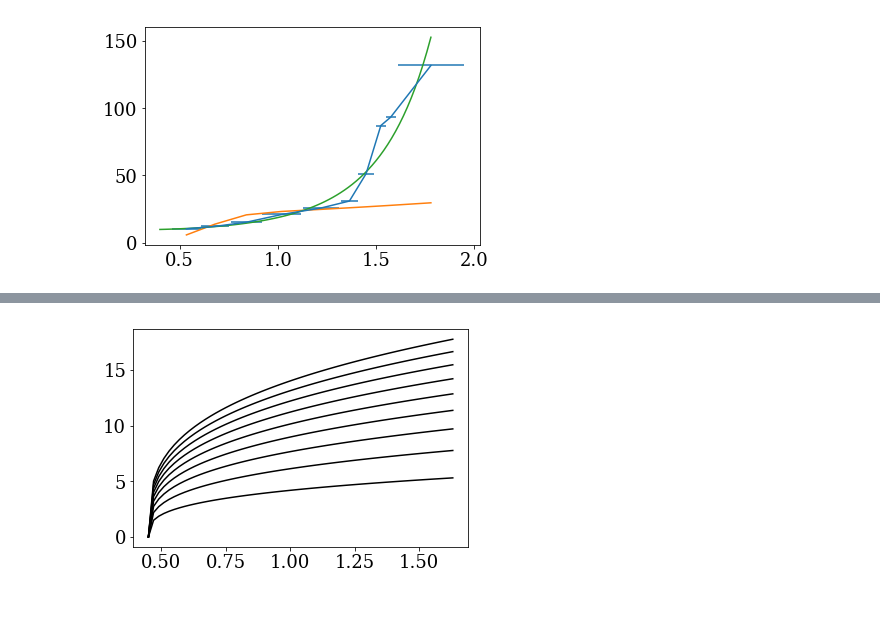
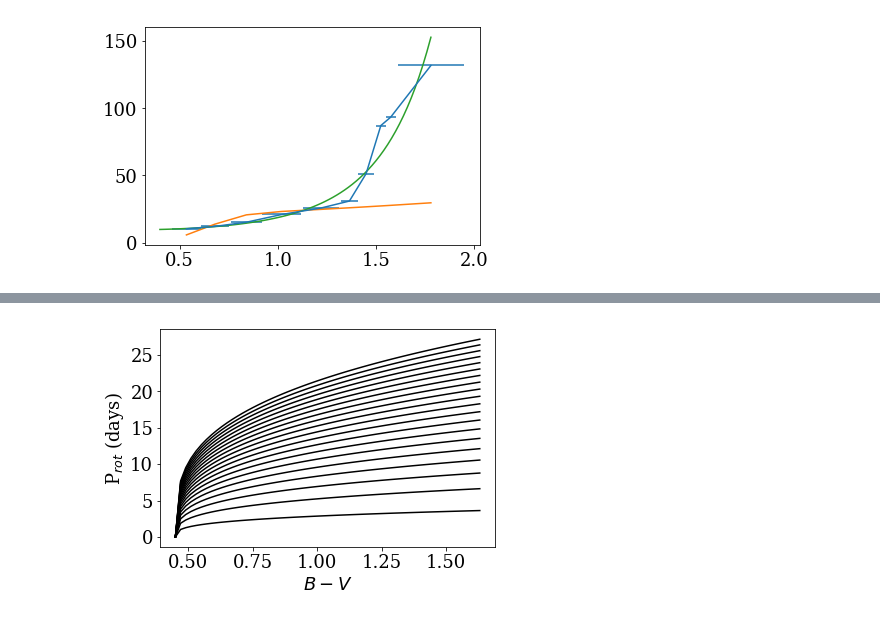
Before and after one commit to jradavenport/stall-down, a Jupyter notebook: code/explore.ipynb, the cells around one changed output, grey strips where cells are left out. Saved outputs shown, nothing was run; the diff lists cells and outputs as text; code cells hidden in the pictures.

```diff
--- a/code/explore.ipynb
+++ b/code/explore.ipynb
@@ -54,15 +55,16 @@ AttributeError: module 'eqns' has no attribute 'Wright2011_tau'
 # %%
 # plots to compare:
-# spin-down plot in Rossby Space (color, Ro)
 
 BV = np.arange(0.45, 1.65, 0.02)
 
-t0 = 100
+t0 = 50
 dt = 100
-ages = np.arange(t0, 1000, dt)
+ages = np.arange(t0, 2000, dt)
 
 for k in range(len(ages)):
     plt.plot(BV, eqns.Angus2015(BV,ages[k]), c='k')
-# plt.yscale('log')
+
+plt.xlabel('$B-V$');
+plt.ylabel('P$_{rot}$ (days)');
 # %% [output]
-[figure, old version]
+[figure, new version]
```
Also changed, not shown: parts of 6 cells of this notebook.
